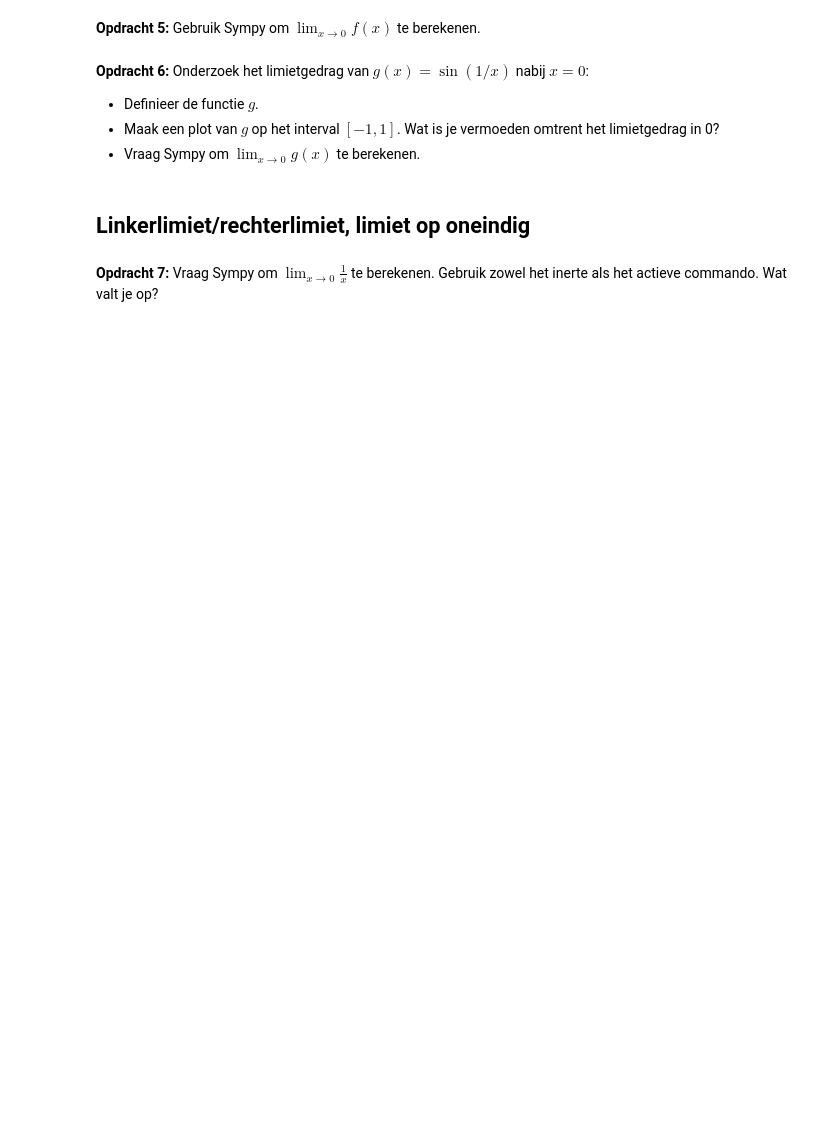
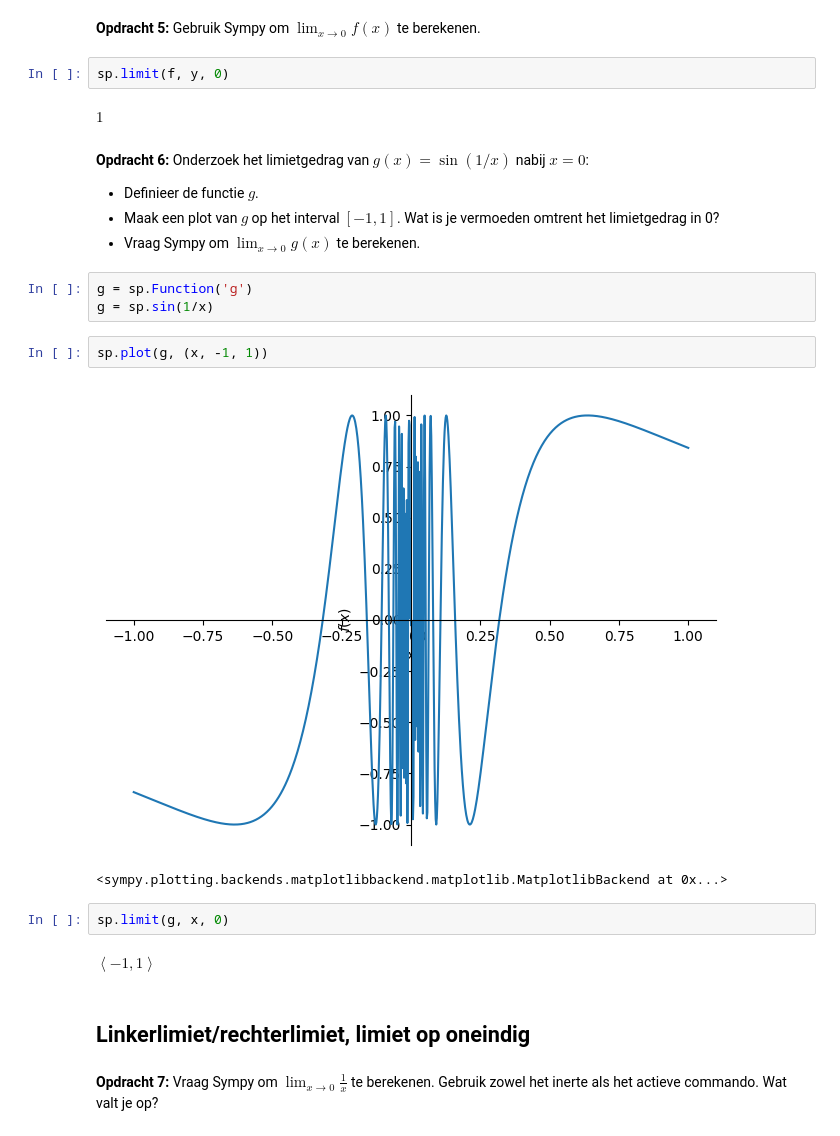
Before and after one commit to Dafzl/KULeuven, a Jupyter notebook: Calculus/Sympy/03_Limieten.ipynb, the cells around one changed output. Saved outputs shown, nothing was run; the diff lists cells and outputs as text; blank space fills up the shorter version.

```diff
--- a/Calculus/Sympy/03_Limieten.ipynb
+++ b/Calculus/Sympy/03_Limieten.ipynb
@@ -37,11 +67,27 @@ sp.limit((x**2 - 4) / (x-2), x, 2)
 # %% [markdown]
 **Opdracht 5:** Gebruik Sympy om $\lim_{x \rightarrow 0} f(x)$ te berekenen.
+# %%
+sp.limit(f, y, 0)
+# %% [output]
+$\displaystyle 1$
 # %% [markdown]
 **Opdracht 6:** Onderzoek het limietgedrag van $g(x) = \sin(1 / x)$ nabij $x=0$:
 
 - Definieer de functie $g$.
 - Maak een plot van $g$ op het interval $[-1, 1]$. Wat is je vermoeden omtrent het limietgedrag in 0?
 - Vraag Sympy om $\lim_{x \rightarrow 0} g(x)$ te berekenen.
+# %%
+g = sp.Function('g')
+g = sp.sin(1/x)
+# %%
+sp.plot(g, (x, -1, 1))
+# %% [output]
+[figure, added]
+<sympy.plotting.backends.matplotlibbackend.matplotlib.MatplotlibBackend at 0x...>
+# %%
+sp.limit(g, x, 0)
+# %% [output]
+$\displaystyle \left\langle -1, 1\right\rangle$
 # %% [markdown]
 ## Linkerlimiet/rechterlimiet, limiet op oneindig
 # %% [markdown]
```
Also changed, not shown: parts of 17 cells of this notebook, 6 other files.
